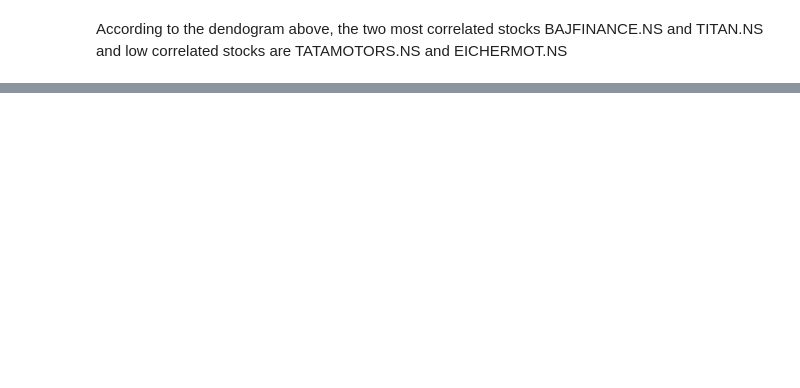
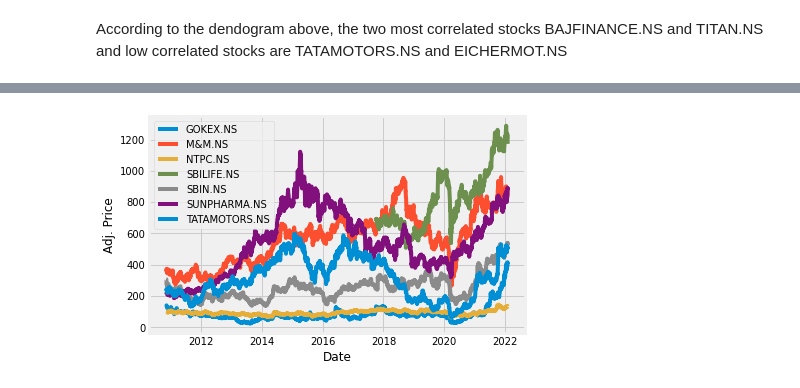
Before and after one commit to Zeenat85/Capstone, a Jupyter notebook: Agglomerate_hierarchical_clustering.ipynb, the cells around one changed output, grey strips where cells are left out. Saved outputs shown, nothing was run; the diff lists cells and outputs as text; code cells hidden in the pictures; blank space fills up the shorter version.

```diff
--- a/Agglomerate_hierarchical_clustering.ipynb
+++ b/Agglomerate_hierarchical_clustering.ipynb
@@ -143,0 +154,3 @@ According to the dendogram above, the two most correlated stocks BAJFINANCE.NS a
+# %%
+data1 = yf.download(stock_list1, start_date, today)['Adj Close']
+print(data1)
@@ -143,0 +174,11 @@ According to the dendogram above, the two most correlated stocks BAJFINANCE.NS a
+# %%
+for c in data1:
+  plt.plot(data1[c], label = c)
+
+#plt.title(title)
+plt.xlabel('Date')
+plt.ylabel('Adj. Price')
+plt.legend(data1, loc = 'upper left')
+plt.show()
+# %% [output]
+[figure, added]
```
Also changed, not shown: parts of 73 cells of this notebook.
